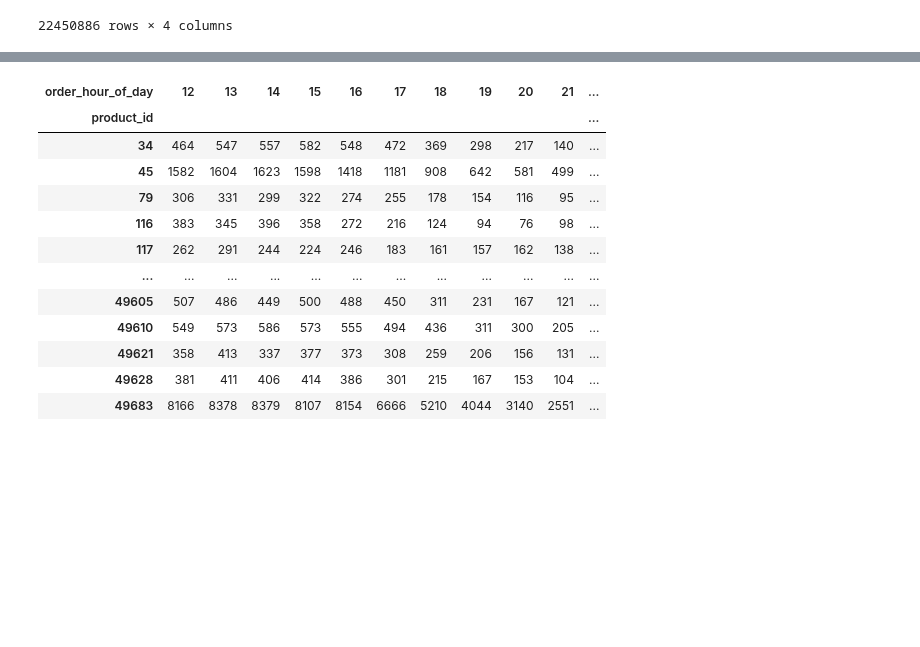
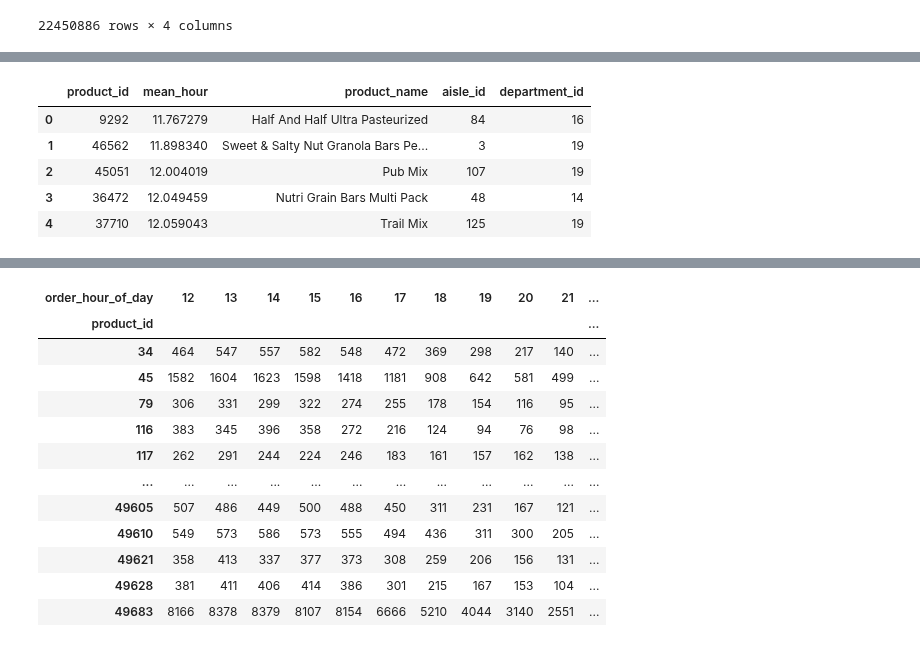
Before and after one commit to bloominstituteoftechnology/DS-Unit-1-Sprint-1-Data-Wrangling-and-Storytelling, a Jupyter notebook: module3-join-and-reshape-data/LS_DS_113_Join_and_Reshape_Data_Assignment.ipynb, the cells around one changed output, grey strips where cells are left out. Drawn from its saved outputs; the diff is of its cells as text; code cells hidden in the pictures; blank space fills up the shorter version.

```diff
--- a/module3-join-and-reshape-data/LS_DS_113_Join_and_Reshape_Data_Assignment.ipynb
+++ b/module3-join-and-reshape-data/LS_DS_113_Join_and_Reshape_Data_Assignment.ipynb
@@ -567,2 +588,13 @@ Length: 2051, dtype: int64
+# %%
+morning = mean_hour.sort_values('mean_hour')[:25]
+morning = morning.merge(products_df, on='product_id')
+morning.head()
+# %% [output]
+|  | product_id | mean_hour | product_name | aisle_id | department_id |
+| 0 | 9292 | 11.767279 | Half And Half Ultra Pasteurized | 84 | 16 |
+| 1 | 46562 | 11.898340 | Sweet & Salty Nut Granola Bars Pe... | 3 | 19 |
+| 2 | 45051 | 12.004019 | Pub Mix | 107 | 19 |
+| 3 | 36472 | 12.049459 | Nutri Grain Bars Multi Pack | 48 | 14 |
+| 4 | 37710 | 12.059043 | Trail Mix | 125 | 19 |
 # %%
 # %% [output]
```
Also changed, not shown: parts of 13 cells of this notebook.
